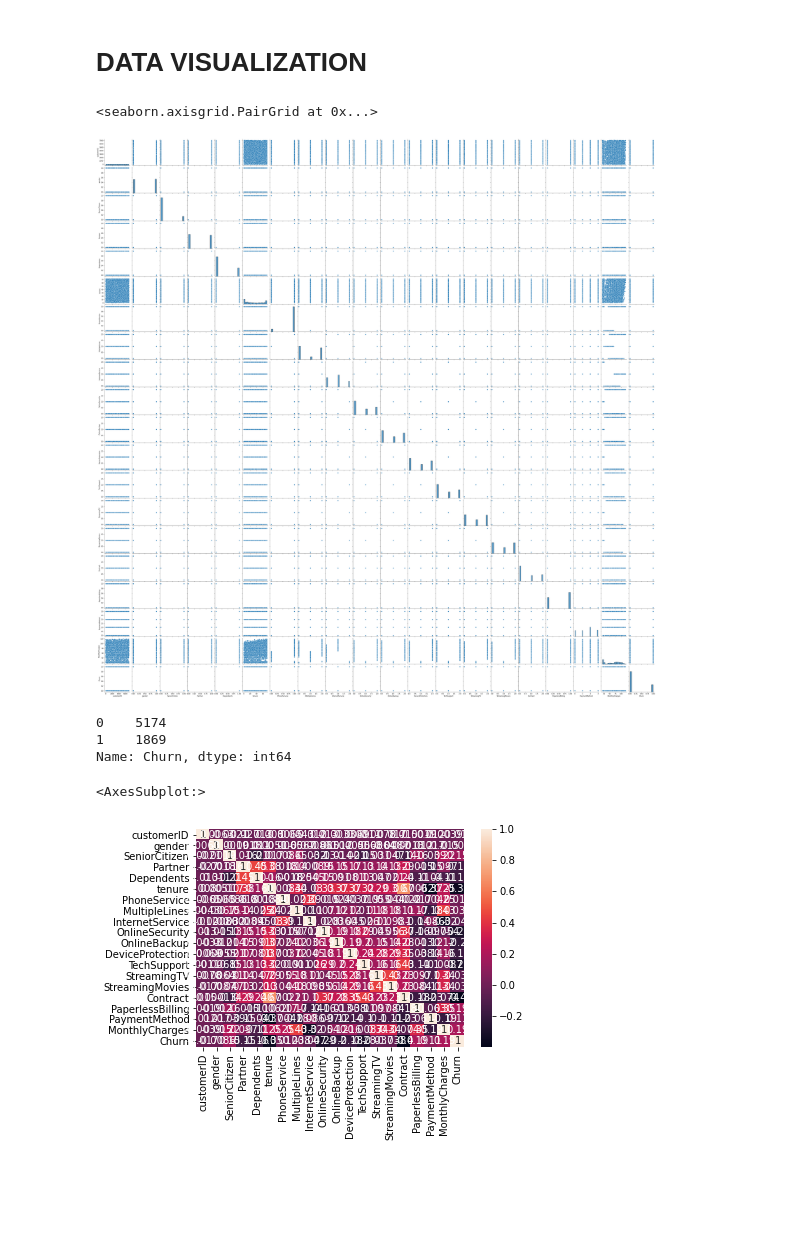
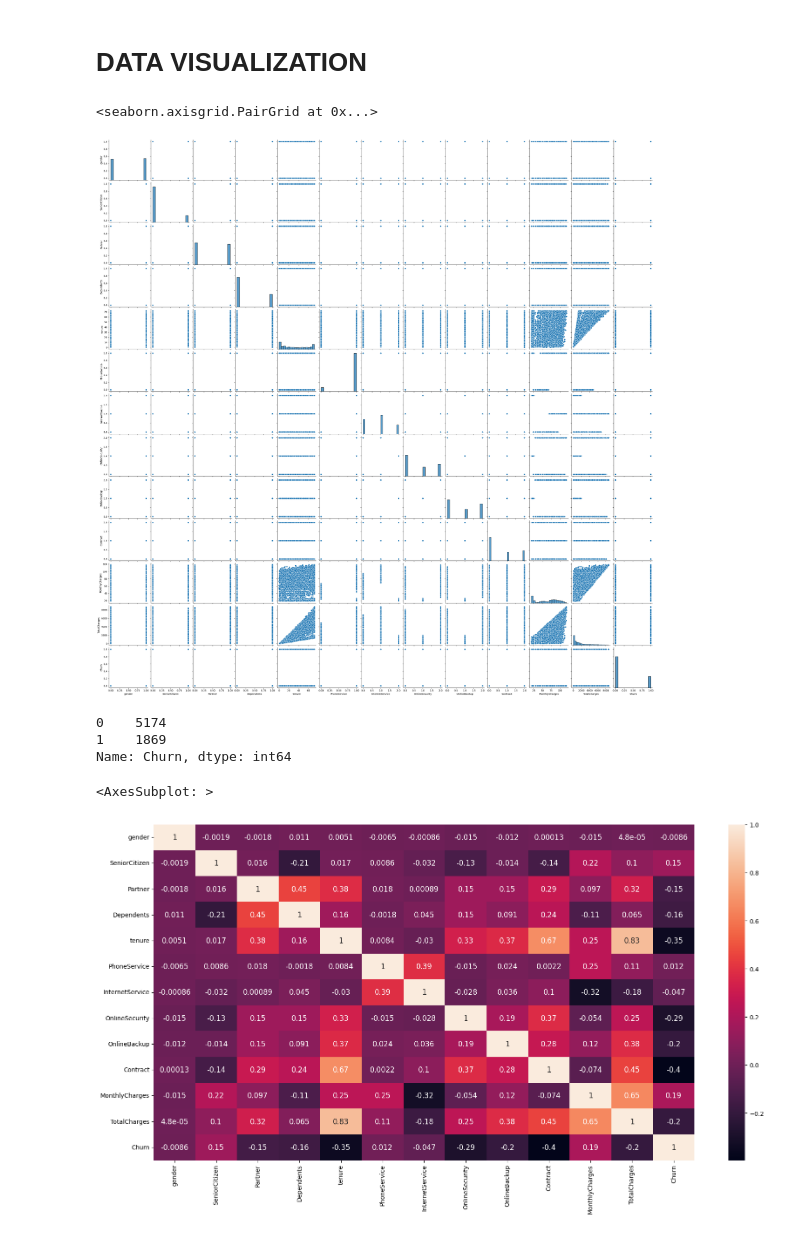
Before and after one commit to sai-mrudhun/Customer-Churn-Prediction-Analysis-Using-Ensemble-Techniques, a Jupyter notebook: main.ipynb, the cells around one changed output. Drawn from its saved outputs; the diff is of its cells as text; code cells hidden in the pictures; blank space fills up the shorter version.

Commit message:
visualisation

```diff
--- a/main.ipynb
+++ b/main.ipynb
@@ -77,6 +77,8 @@ Data columns (total 21 columns):
  20  Churn             7043 non-null   object
 dtypes: float64(1), int64(2), object(18)
 memory usage: 1.2+ MB
+# %%
+df['TotalCharges'] = pd.to_numeric(df['TotalCharges'], errors='coerce')
 # %%
 df['Churn'] = df['Churn'].map({'Yes':1, 'No':0})
 df['gender'] = df['gender'].map({'Male':1, 'Female':0})
@@ -124,8 +126,8 @@ Index(['customerID', 'gender', 'SeniorCitizen', 'Partner', 'Dependents',
 # %%
 droplist = ['customerID','MultipleLines', 'DeviceProtection', 'TechSupport', 'StreamingTV', 'StreamingMovies', 'PaperlessBilling', 'PaymentMethod']
 
-df1 = df.drop(columns=droplist)
-df1
+df = df.drop(columns=droplist)
+df
 # %% [output]
 |  | gender | SeniorCitizen | Partner | Dependents | tenure | PhoneService | InternetService | OnlineSecurity | ... |
 | 0 | 0 | 0 | 1 | 0 | 1 | 0 | 0 | 0 | ... |
@@ -146,7 +155,7 @@ df1
 sns.pairplot(df)
 # %% [output]
 <seaborn.axisgrid.PairGrid at 0x...>
-[figure, old version]
+[figure, new version]
 # %%
 df['Churn'].value_counts()
 # %% [output]
@@ -155,7 +164,10 @@ df['Churn'].value_counts()
 Name: Churn, dtype: int64
 # %%
 corr=df.corr()
-sns.heatmap(corr, annot=True)
+
+plt.figure(figsize = (20,10))
+
+sns.heatmap(corr, annot=True, annot_kws={'size': 12})
 # %% [output]
-<AxesSubplot:>
+<AxesSubplot: >
-[figure, old version]
+[figure, new version]
```
Also changed, not shown: parts of 9 cells of this notebook.
